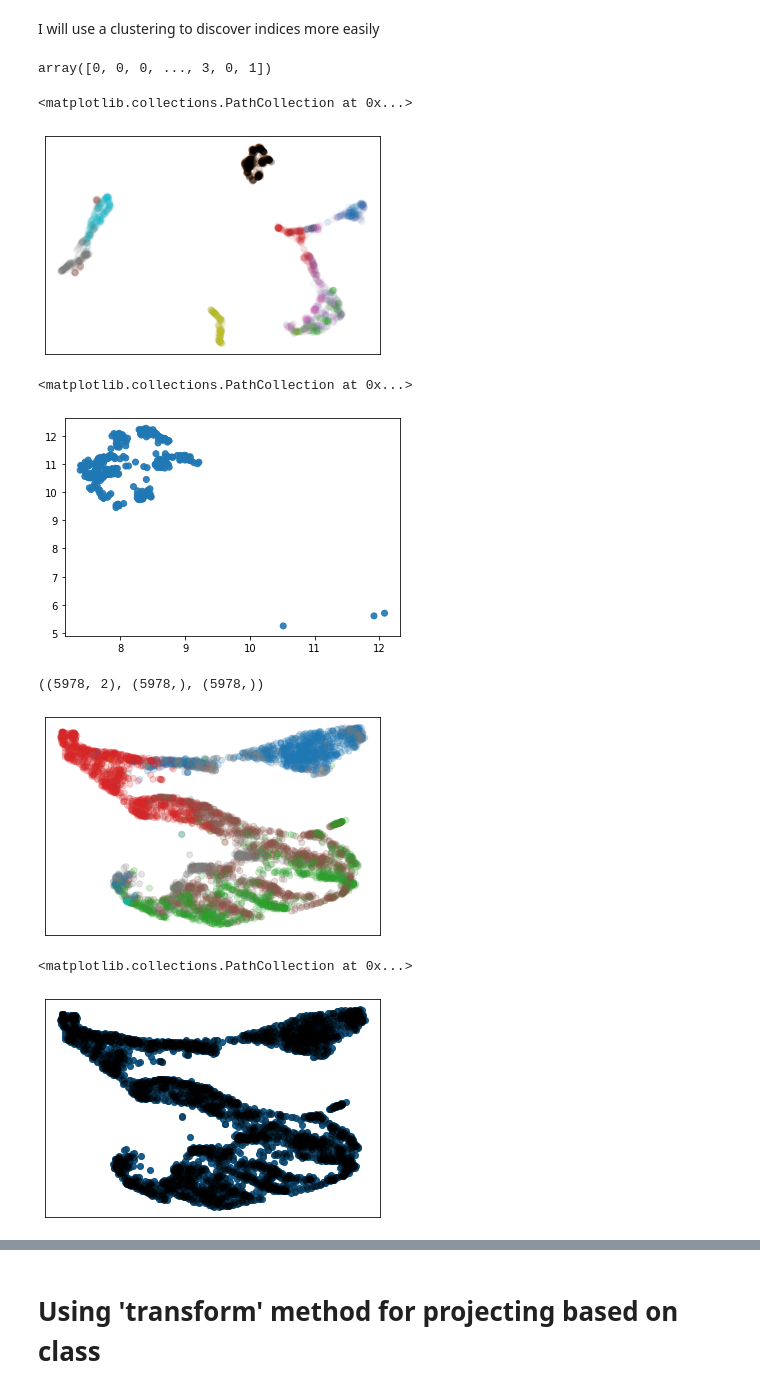
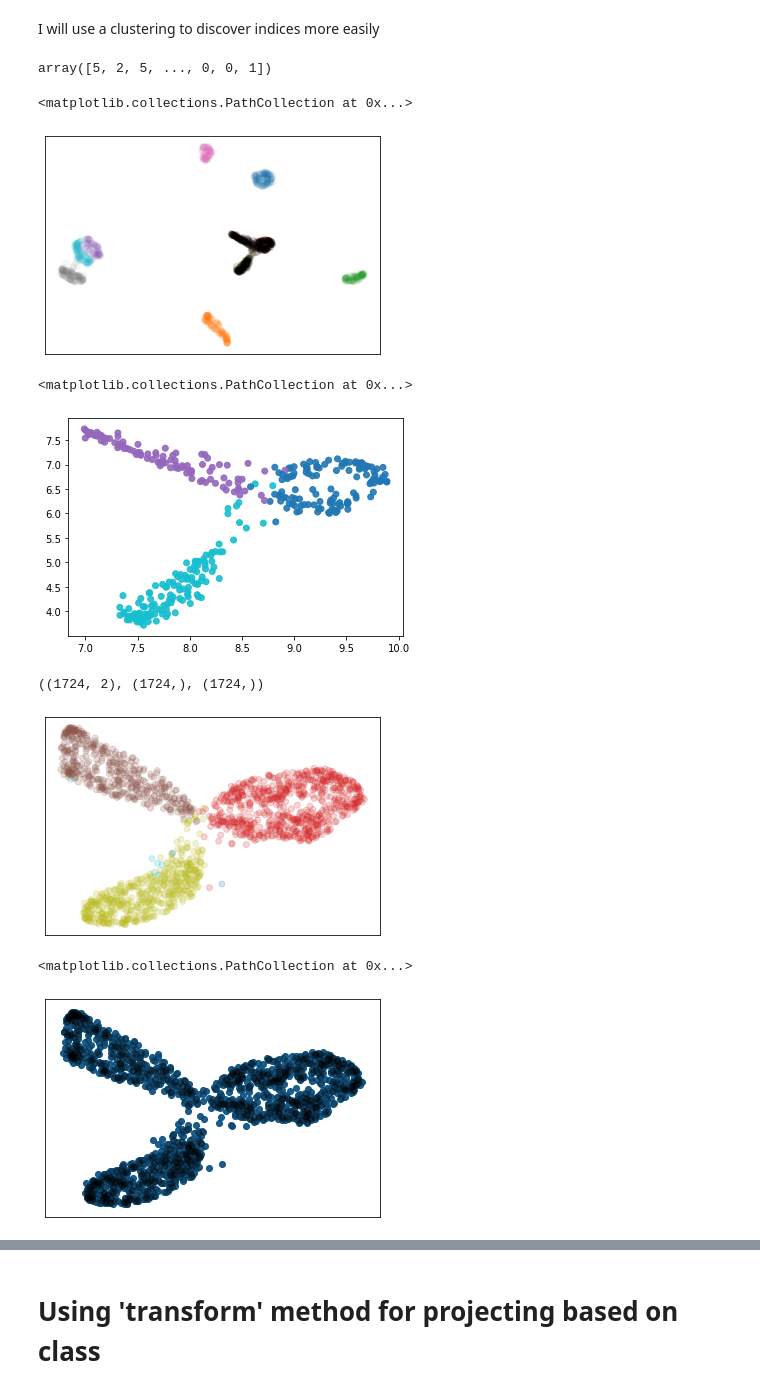
Before and after one commit to wilsonjr/humap, a Jupyter notebook: notebooks/Hierarchical-Exploration-with-HUMAP.ipynb, the cells around one changed output, grey strips where cells are left out. Cells and saved outputs as stored; diff of their text form; code cells hidden in the pictures.

```diff
--- a/notebooks/Hierarchical-Exploration-with-HUMAP.ipynb
+++ b/notebooks/Hierarchical-Exploration-with-HUMAP.ipynb
@@ -40,0 +15,5 @@ print(X.shape, y.shape)
+# %%
+X, y = fetch_openml('mnist_784', version=1, return_X_y=True)
+X, _, y, _ = train_test_split(X, y, test_size=0.5, random_state=0)
+X = normalize(X)
+print(X.shape, y.shape)
@@ -101,26 +81,22 @@ I will use a clustering to discover indices more easily
 # %%
 from sklearn.cluster import KMeans, DBSCAN
 
-# kmeans = KMeans(n_clusters=4, random_state=11).fit(embedding_2)
-kmeans = DBSCAN().fit(embedding_2)
+kmeans = KMeans(n_clusters=6, random_state=11).fit(embedding_2)
+# kmeans = DBSCAN().fit(embedding_2)
 kmeans.labels_
 # %% [output]
-array([0, 0, 0, ..., 3, 0, 1])
+array([5, 2, 5, ..., 0, 0, 1])
 # %%
 plt.scatter(embedding_2[:, 0], embedding_2[:, 1], c=y_2, alpha=0.05, cmap='tab10')
 plt.tick_params(axis='x', which='both', bottom=False, top=False, labelbottom=False)
 plt.tick_params(axis='y', which='both', left=False, right=False, labelleft=False)
 
-# indices_black = np.arange(embedding_2.shape[0])[kmeans.labels_ == 1]
-
-indices_black = np.arange(y_2.shape[0])[y_2 == 1]
-# for i in np.arange(y_2.shape[0]):
-
+indices_black = np.arange(embedding_2.shape[0])[kmeans.labels_ == 1]
 
 plt.scatter(embedding_2[indices_black, 0], embedding_2[indices_black, 1], c='black', alpha=0.1)
 # %% [output]
 <matplotlib.collections.PathCollection at 0x...>
-[figure, old version]
+[figure, new version]
 # %%
 hUmap.set_fixing_term(0.01)
 # %%
@@ -128,7 +104,7 @@ points_before = embedding_2[indices_black]
 plt.scatter(points_before[:, 0], points_before[:, 1], c=y_2[indices_black], alpha=0.9, cmap='tab10')
 # %% [output]
 <matplotlib.collections.PathCollection at 0x...>
-[figure, old version]
+[figure, new version]
 # %%
 """
     Use transform method, however, make sure to specify indices=
@@ -141,11 +117,11 @@ embedding_cluster1, y_cluster1, indices_cluster1 = hUmap.transform(2, indices=in
 # %%
 embedding_cluster1.shape, y_cluster1.shape, indices_cluster1.shape
 # %% [output]
-((5978, 2), (5978,), (5978,))
+((1724, 2), (1724,), (1724,))
 # %%
 plt.scatter(embedding_cluster1[:, 0], embedding_cluster1[:, 1], c=y_cluster1, alpha=0.2, cmap='tab10')
 plt.tick_params(axis='x', which='both', bottom=False, top=False, labelbottom=False)
 plt.tick_params(axis='y', which='both', left=False, right=False, labelleft=False)
 plt.show()
 # %% [output]
-[figure, old version]
+[figure, new version]
@@ -165,7 +136,7 @@ indices_black = np.arange(embedding_cluster1.shape[0])[kmeans.labels_ == 0]
 plt.scatter(embedding_cluster1[indices_black, 0], embedding_cluster1[indices_black, 1], c='black', alpha=0.2)
 # %% [output]
 <matplotlib.collections.PathCollection at 0x...>
-[figure, old version]
+[figure, new version]
 # %%
 """
     Do the same as in the previous example
```
Also changed, not shown: parts of 15 cells of this notebook, 6 other files.
